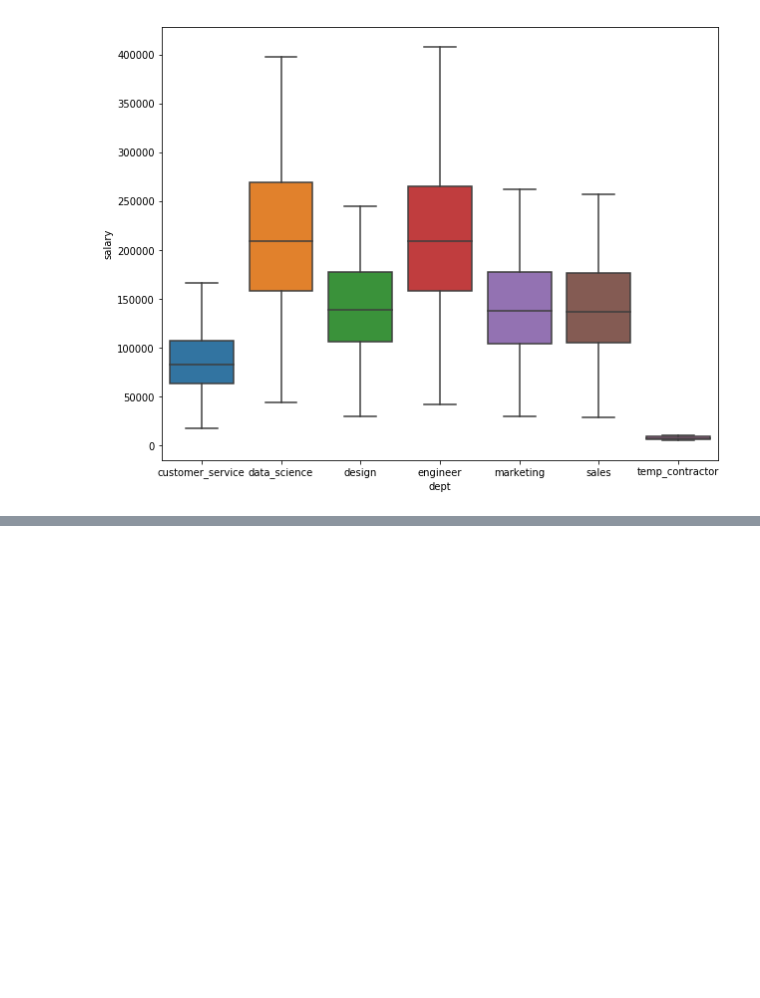
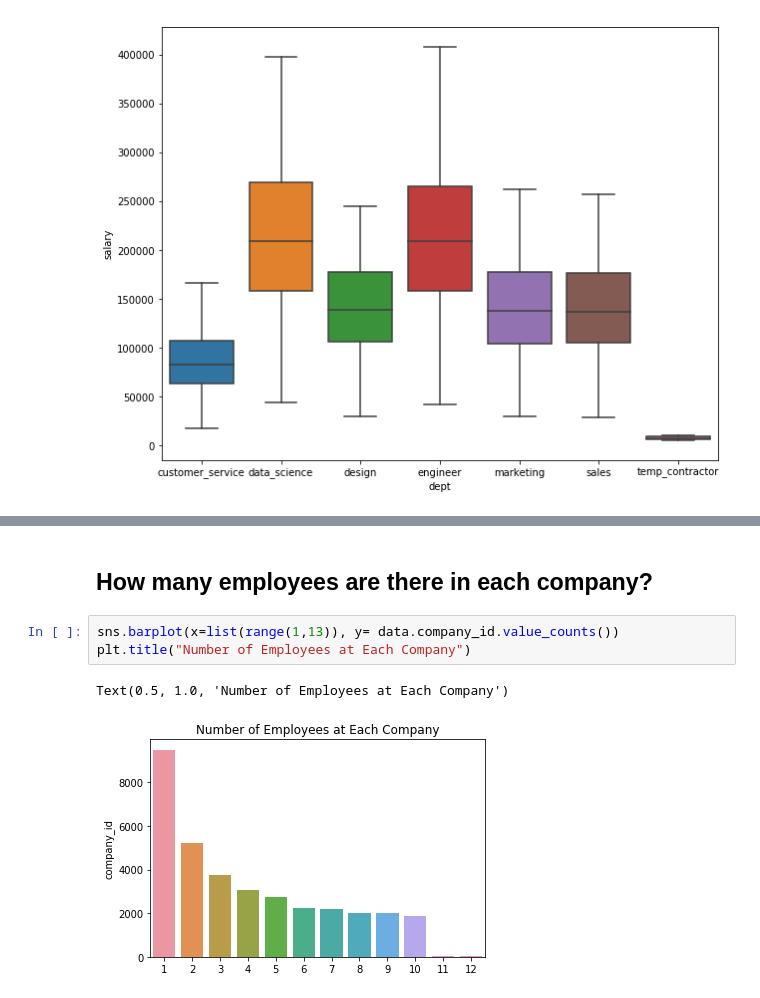
Before and after one commit to Chowcow/Datascience-AI, a Jupyter notebook: Employee Turnover Models.ipynb, the cells around one changed output, grey strips where cells are left out. Saved outputs shown, nothing was run; the diff lists cells and outputs as text; blank space fills up the shorter version.

```diff
--- a/Employee Turnover Models.ipynb
+++ b/Employee Turnover Models.ipynb
@@ -88,0 +109,8 @@ list
+# %% [markdown]
+## How many employees are there in each company?
+# %%
+sns.barplot(x=list(range(1,13)), y= data.company_id.value_counts())
+plt.title("Number of Employees at Each Company")
+# %% [output]
+Text(0.5, 1.0, 'Number of Employees at Each Company')
+[figure, added]
```
Also changed, not shown: parts of 9 cells of this notebook.
